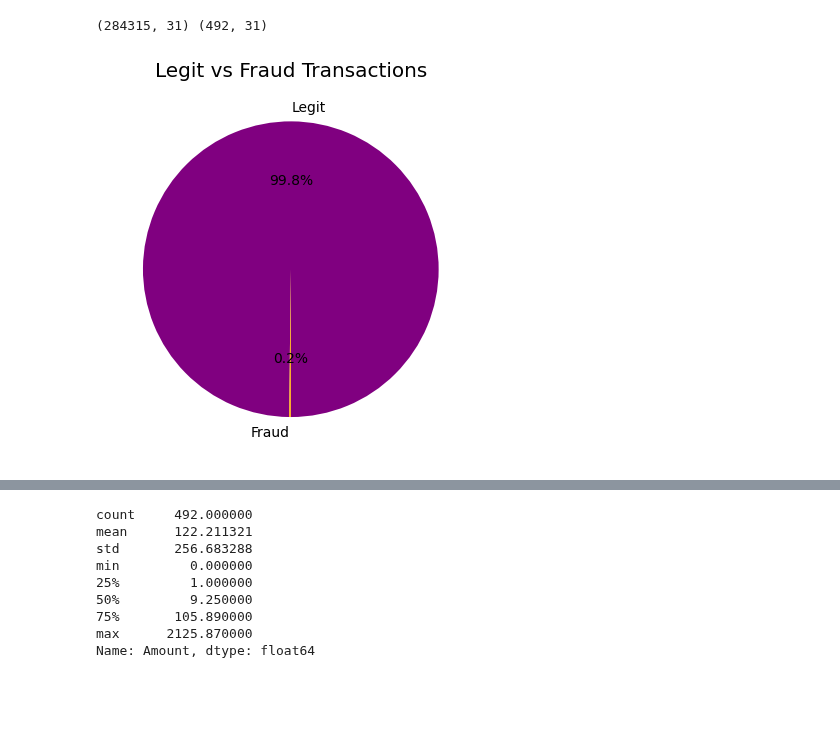
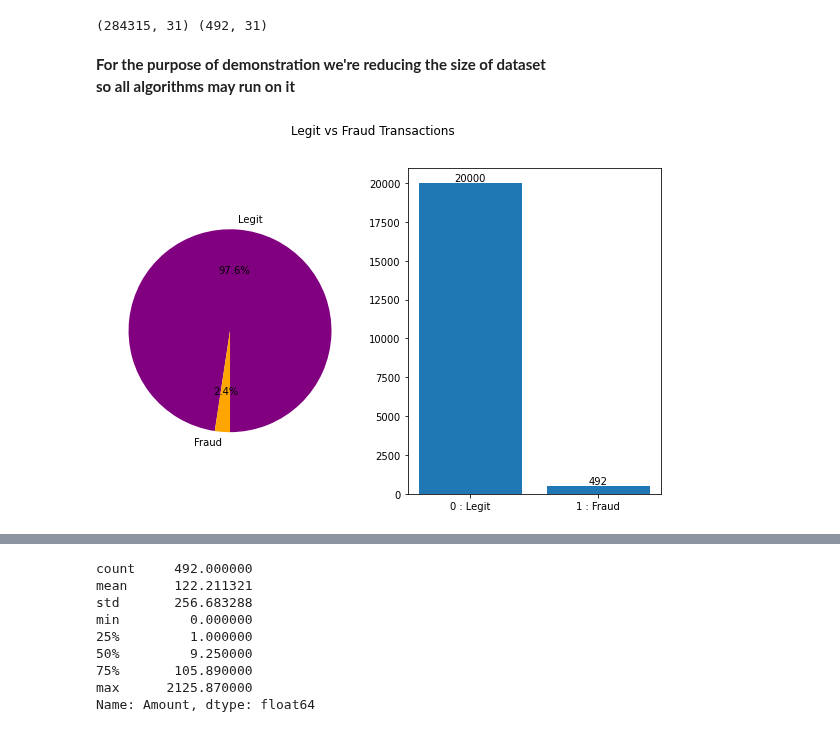
Before and after one commit to ArslanKAS/Python-Chilla-2.0, a Jupyter notebook: 30_Handling_Imbalanced_Dataset/Imbalanced_data_handling.ipynb, the cells around one changed output, grey strips where cells are left out. Cells and saved outputs as stored; diff of their text form; code cells hidden in the pictures; blank space fills up the shorter version.

```diff
--- a/30_Handling_Imbalanced_Dataset/Imbalanced_data_handling.ipynb
+++ b/30_Handling_Imbalanced_Dataset/Imbalanced_data_handling.ipynb
@@ -22,5 +41,5 @@ from sklearn.model_selection import train_test_split
 # %%
-df = pd.read_parquet("creditcard.parquet")
+df = pd.read_parquet('/content/drive/MyDrive/Colab Notebooks/creditcard.parquet')
 df.head()
 # %% [output]
 |  | Time | V1 | V2 | V3 | V4 | V5 | V6 | V7 | V8 | V9 | ... | ... |
@@ -109,4 +115,22 @@ def plotting_hist(data):
+# %% [markdown]
+**For the purpose of demonstration we're reducing the size of dataset**<br>
+**so all algorithms may run on it**
+# %%
+legit = legit.sample(20000)
+# %%
+df = pd.concat([legit, fraud])
+# %%
+def plotting(data):
+
+    fig, (ax1, ax2) = plt.subplots(1, 2, figsize=(10, 6))
+    fig.suptitle('Legit vs Fraud Transactions')
+    ax1.pie(data.value_counts(), labels= ['Legit', 'Fraud'],
+        colors=["purple", "orange"], startangle=270,autopct='%1.1f%%')
+    ax2.bar(["0 : Legit", "1 : Fraud"], data.value_counts().values)
+    for bars in ax2.containers:
+        ax2.bar_label(bars)
+    plt.show()
 # %%
-plotting_pie(df['Class'].value_counts())
+plotting(df['Class'])
 # %% [output]
-[figure, old version]
+[figure, new version]
```
Also changed, not shown: parts of 83 cells of this notebook, 1 other file.
